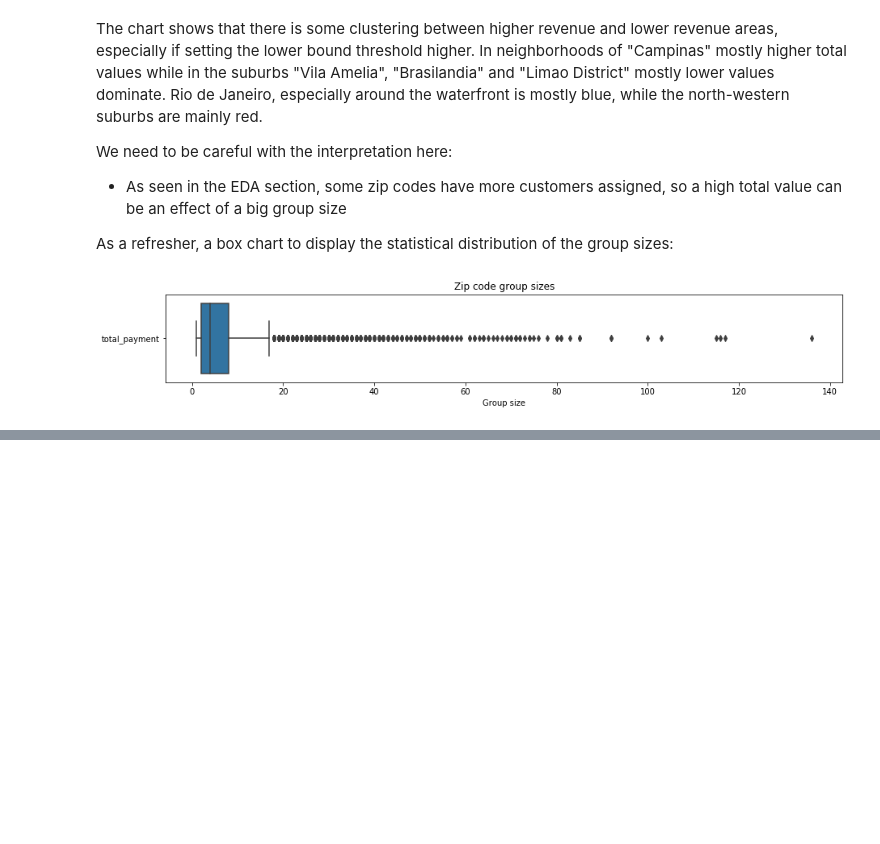
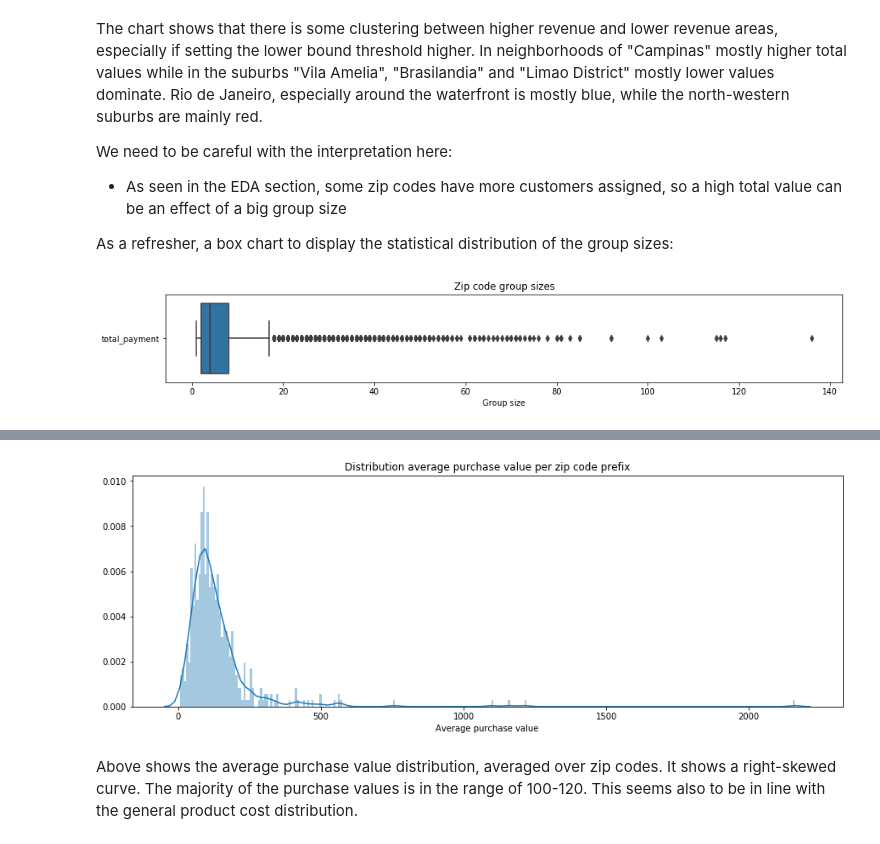
Before and after one commit to Hummelt/Capstone-Project, a Jupyter notebook: 1 - Customer Segmentation/customer_segmentation.ipynb, the cells around one changed output, grey strips where cells are left out. Cells and saved outputs as stored; diff of their text form; code cells hidden in the pictures; blank space fills up the shorter version.

```diff
--- a/1 - Customer Segmentation/customer_segmentation.ipynb
+++ b/1 - Customer Segmentation/customer_segmentation.ipynb
@@ -703,0 +711,20 @@ plt.title('Zip code group sizes');
+# %%
+# Sample size set to reduce file size; can be removed to see full picture
+sample_avg_spend = df_segmented_customers.groupby(
+    'geolocation_zip_code_prefix',
+    as_index=False
+    ).agg({
+        'total_payment': 'mean',
+        'geolocation_lat': 'first',
+        'geolocation_lng': 'first'
+        }).sample(n=500)
+# %%
+# Distribution of average purchase value
+plt.figure(figsize=(15, 5))
+sns.distplot(sample_avg_spend['total_payment'], bins=300);
+plt.title('Distribution average purchase value per zip code prefix')
+plt.xlabel('Average purchase value');
+# %% [output]
+[figure, added]
+# %% [markdown]
+Above shows the average purchase value distribution, averaged over zip codes. It shows a right-skewed curve. The majority of the purchase values is in the range of 100-120. This seems also to be in line with the general product cost distribution.
```
Also changed, not shown: parts of 10 cells of this notebook, 1 other file.
